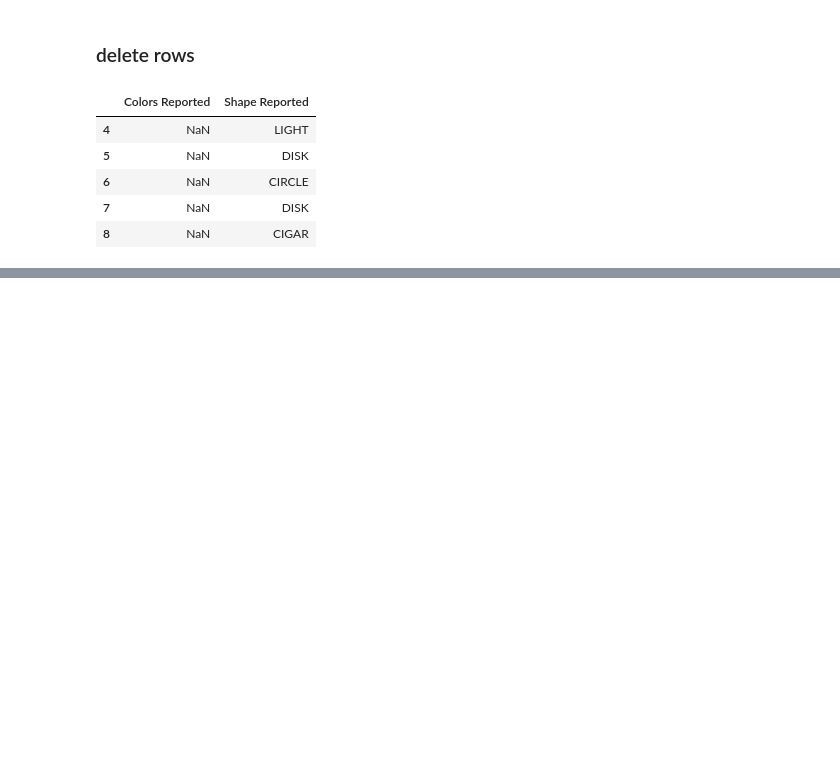
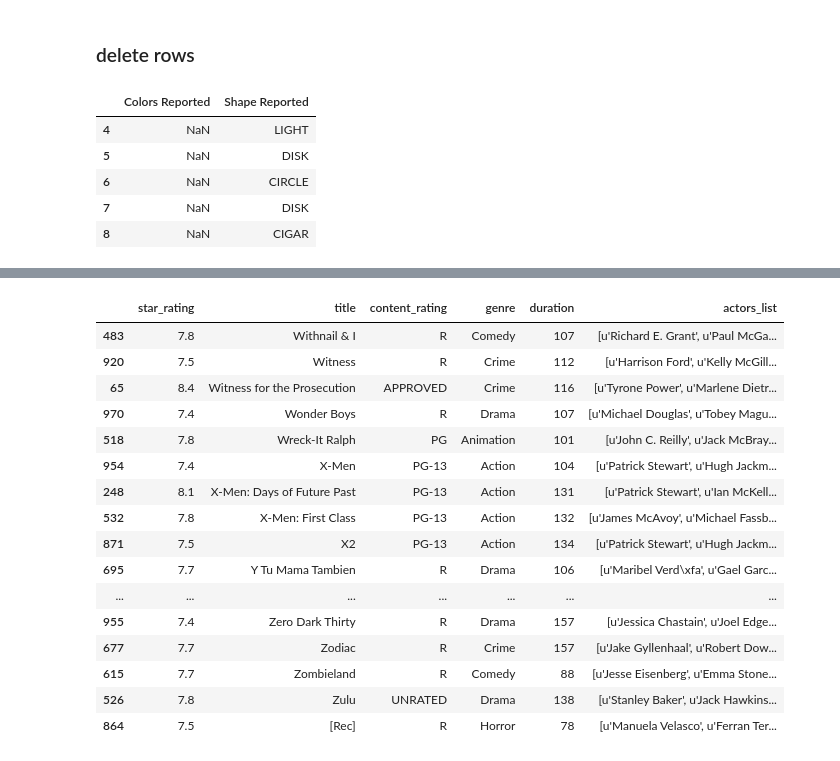
Before and after one commit to kishoresmeda/datascience, a Jupyter notebook: Pandas operations.ipynb, the cells around one changed output, grey strips where cells are left out. Cells and saved outputs as stored; diff of their text form; code cells hidden in the pictures; blank space fills up the shorter version.

```diff
--- a/Pandas operations.ipynb
+++ b/Pandas operations.ipynb
@@ -134,0 +139,2 @@ ufo_df2.head()
+# %%
+imdb_movies = pd.read_csv('http://bit.ly/imdbratings')
@@ -134,0 +168,20 @@ ufo_df2.head()
+# %%
+imdb_movies.sort_values('title').tail(20)
+# %% [output]
+|  | star_rating | title | content_rating | genre | duration | actors_list |
+| 483 | 7.8 | Withnail & I | R | Comedy | 107 | [u'Richard E. Grant', u'Paul McGa... |
+| 920 | 7.5 | Witness | R | Crime | 112 | [u'Harrison Ford', u'Kelly McGill... |
+| 65 | 8.4 | Witness for the Prosecution | APPROVED | Crime | 116 | [u'Tyrone Power', u'Marlene Dietr... |
+| 970 | 7.4 | Wonder Boys | R | Drama | 107 | [u'Michael Douglas', u'Tobey Magu... |
+| 518 | 7.8 | Wreck-It Ralph | PG | Animation | 101 | [u'John C. Reilly', u'Jack McBray... |
+| 954 | 7.4 | X-Men | PG-13 | Action | 104 | [u'Patrick Stewart', u'Hugh Jackm... |
+| 248 | 8.1 | X-Men: Days of Future Past | PG-13 | Action | 131 | [u'Patrick Stewart', u'Ian McKell... |
+| 532 | 7.8 | X-Men: First Class | PG-13 | Action | 132 | [u'James McAvoy', u'Michael Fassb... |
+| 871 | 7.5 | X2 | PG-13 | Action | 134 | [u'Patrick Stewart', u'Hugh Jackm... |
+| 695 | 7.7 | Y Tu Mama Tambien | R | Drama | 106 | [u'Maribel Verd\xfa', u'Gael Garc... |
+| ... | ... | ... | ... | ... | ... | ... |
+| 955 | 7.4 | Zero Dark Thirty | R | Drama | 157 | [u'Jessica Chastain', u'Joel Edge... |
+| 677 | 7.7 | Zodiac | R | Crime | 157 | [u'Jake Gyllenhaal', u'Robert Dow... |
+| 615 | 7.7 | Zombieland | R | Comedy | 88 | [u'Jesse Eisenberg', u'Emma Stone... |
+| 526 | 7.8 | Zulu | UNRATED | Drama | 138 | [u'Stanley Baker', u'Jack Hawkins... |
+| 864 | 7.5 | [Rec] | R | Horror | 78 | [u'Manuela Velasco', u'Ferran Ter... |
```
Also changed, not shown: parts of 11 cells of this notebook, 1 other file.
